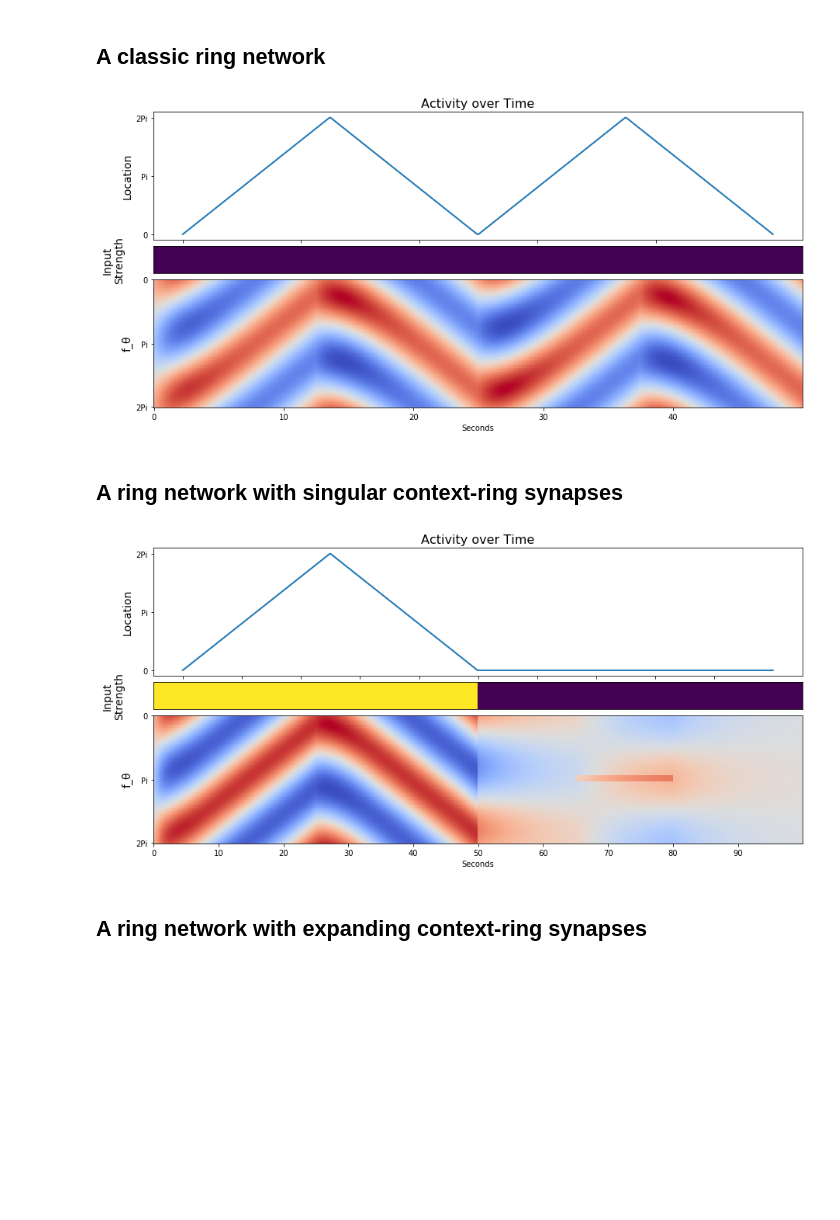
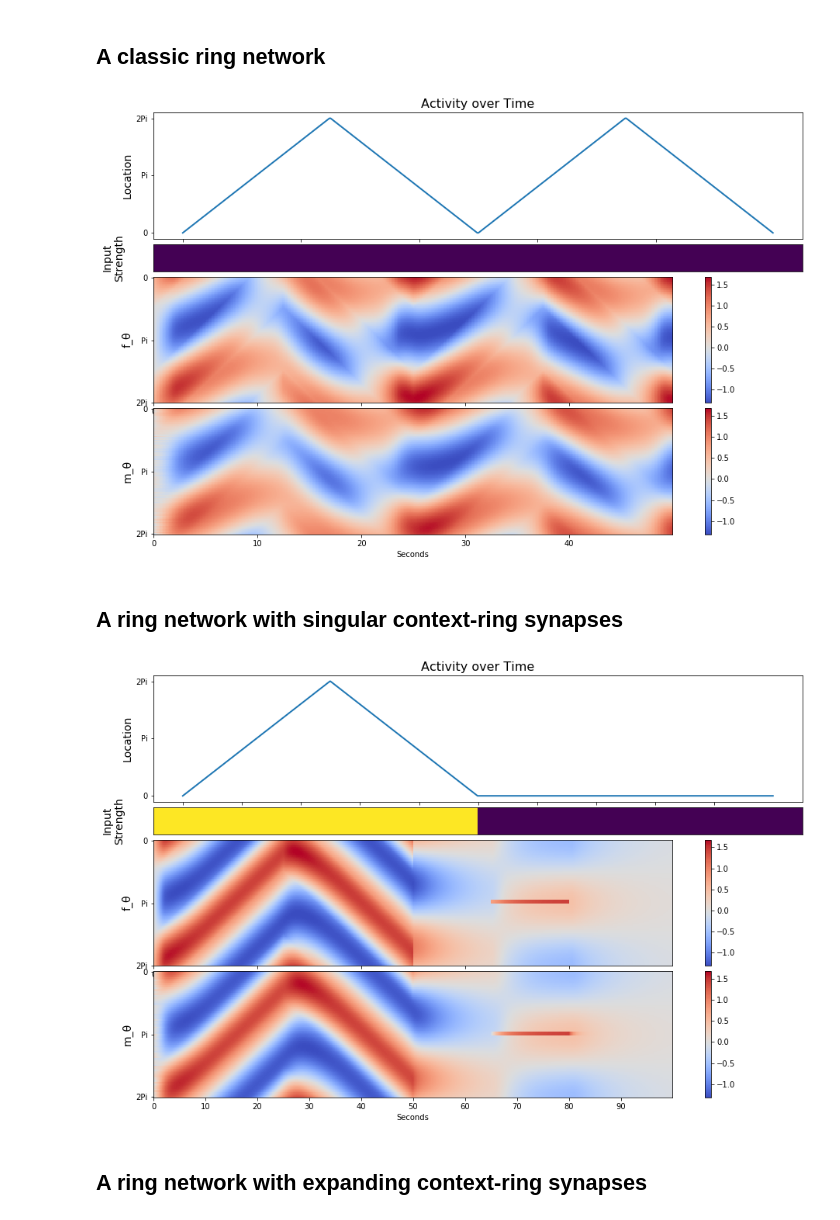
Before and after one commit to chingf/hf-memory-model, a Jupyter notebook: 01-17-run-network.ipynb, the cells around one changed output. Cells and saved outputs as stored; diff of their text form; code cells hidden in the pictures; blank space fills up the shorter version.

```diff
--- a/01-17-run-network.ipynb
+++ b/01-17-run-network.ipynb
@@ -26,9 +26,9 @@ input = np.concatenate([
 alphas = np.ones(input.size)*0.6
 m, f = network.simulate(input, alphas)
 # %%
-plotmaker.plot_main(input, alphas, f)
+plotmaker.plot_main(input, alphas, f, m=m)
 # %% [output]
-[figure, old version]
+[figure, new version]
 # %% [markdown]
 ## A ring network with singular context-ring synapses
 # %%
@@ -51,9 +51,9 @@ alphas[500:,] = 0
 input_c[650:800, -1] = 1
 m, f, dmdt = network.simulate(input, input_c, alphas)
 # %%
-plotmaker.plot_main(input, alphas, f)
+plotmaker.plot_main(input, alphas, f, m=m)
 # %% [output]
-[figure, old version]
+[figure, new version]
 # %% [markdown]
 ## A ring network with expanding context-ring synapses
 # %%
```
Also changed, not shown: parts of 16 cells of this notebook, 2 other files.
